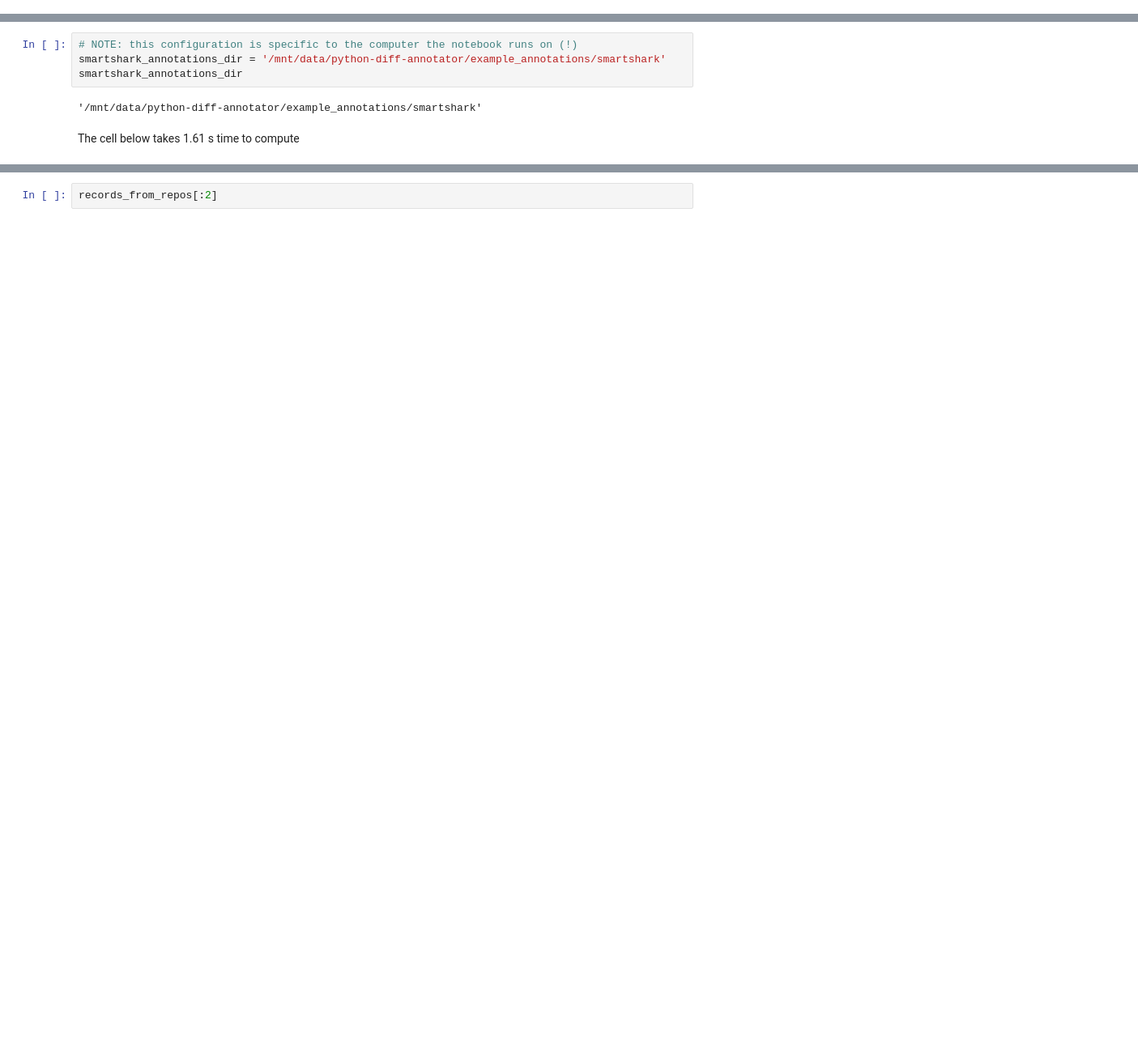
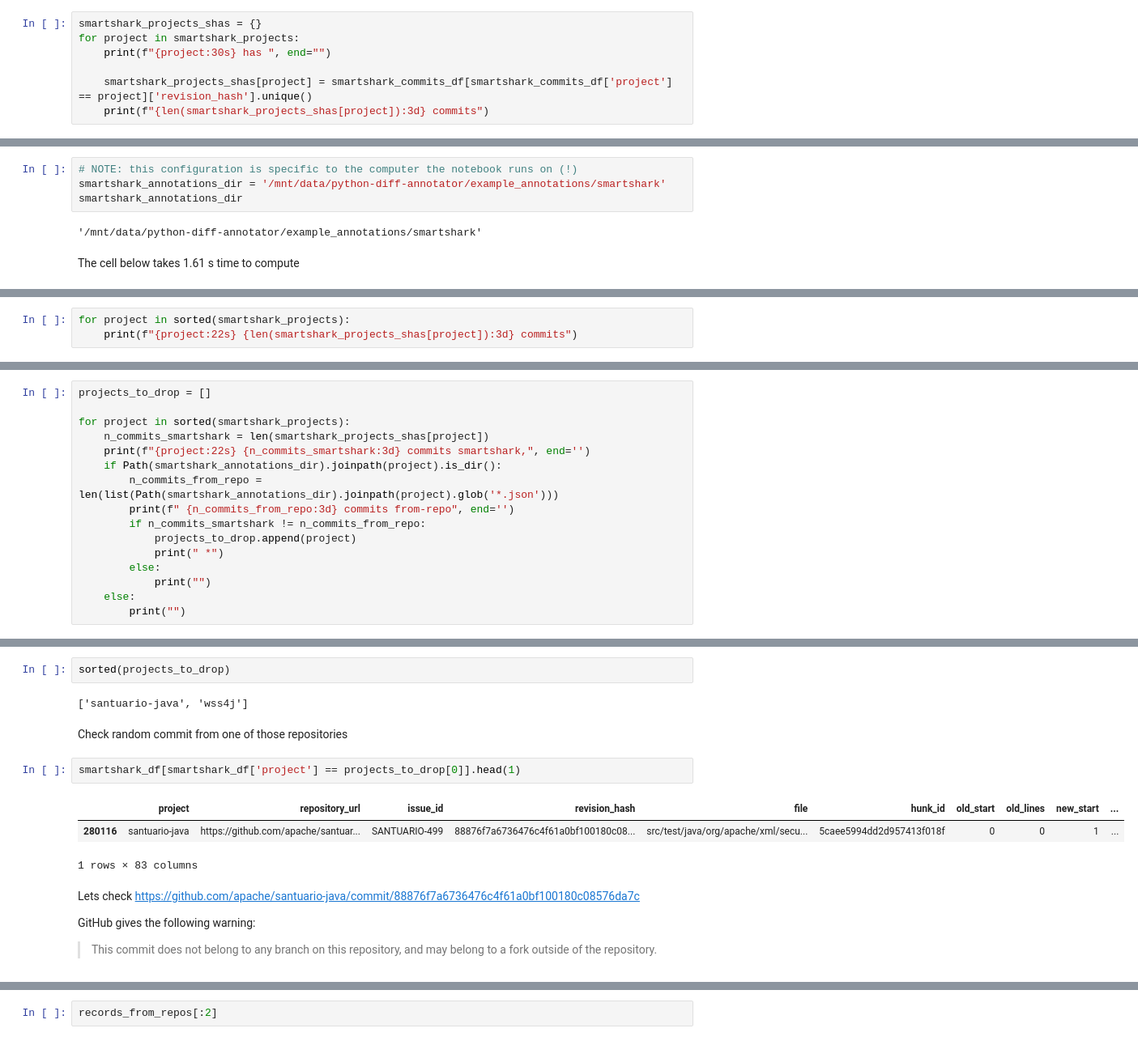
Before and after one commit to ncusi/PatchScope, a Jupyter notebook: notebooks/experiments/02-compare_annotations_Herbold.ipynb, the cells around one changed output, grey strips where cells are left out. Shown: that part at 81% size. Cells and saved outputs as stored; diff of their text form; blank space fills up the shorter version.

```diff
--- a/notebooks/experiments/02-compare_annotations_Herbold.ipynb
+++ b/notebooks/experiments/02-compare_annotations_Herbold.ipynb
@@ -1061,0 +1060,7 @@ On previous runs, the following projects were missing:
+# %%
+smartshark_projects_shas = {}
+for project in smartshark_projects:
+    print(f"{project:30s} has ", end="")
+
+    smartshark_projects_shas[project] = smartshark_commits_df[smartshark_commits_df['project'] == project]['revision_hash'].unique()
+    print(f"{len(smartshark_projects_shas[project]):3d} commits")
@@ -1181,0 +1323,3 @@ Wall time: 1.57 s
+# %%
+for project in sorted(smartshark_projects):
+    print(f"{project:22s} {len(smartshark_projects_shas[project]):3d} commits")
@@ -1181,0 +1344,16 @@ Wall time: 1.57 s
+# %%
+projects_to_drop = []
+
+for project in sorted(smartshark_projects):
+    n_commits_smartshark = len(smartshark_projects_shas[project])
+    print(f"{project:22s} {n_commits_smartshark:3d} commits smartshark,", end='')
+    if Path(smartshark_annotations_dir).joinpath(project).is_dir():
+        n_commits_from_repo = len(list(Path(smartshark_annotations_dir).joinpath(project).glob('*.json')))
+        print(f" {n_commits_from_repo:3d} commits from-repo", end='')
+        if n_commits_smartshark != n_commits_from_repo:
+            projects_to_drop.append(project)
+            print(" *")
+        else:
+            print("")
+    else:
+        print("")
@@ -1182,2 +1378,19 @@ Wall time: 1.57 s
+# %%
+sorted(projects_to_drop)
+# %% [output]
+['santuario-java', 'wss4j']
+# %% [markdown]
+Check random commit from one of those repositories
+# %%
+smartshark_df[smartshark_df['project'] == projects_to_drop[0]].head(1)
+# %% [output]
+|  | project | repository_url | issue_id | revision_hash | file | hunk_id | old_start | old_lines | new_start | ... |
+| 280116 | santuario-java | https://github.com/apache/santuar... | SANTUARIO-499 | 88876f7a6736476c4f61a0bf100180c08... | src/test/java/org/apache/xml/secu... | 5caee5994dd2d957413f018f | 0 | 0 | 1 | ... |
+1 rows × 83 columns
+# %% [markdown]
+Lets check https://github.com/apache/santuario-java/commit/88876f7a6736476c4f61a0bf100180c08576da7c
+
+GitHub gives the following warning:
+> This commit does not belong to any branch on this repository, and may belong to a fork outside of the repository.
 # %%
 # Copied from 01-compare_annotations.ipynb
```
Also changed, not shown: parts of 19 cells of this notebook.
